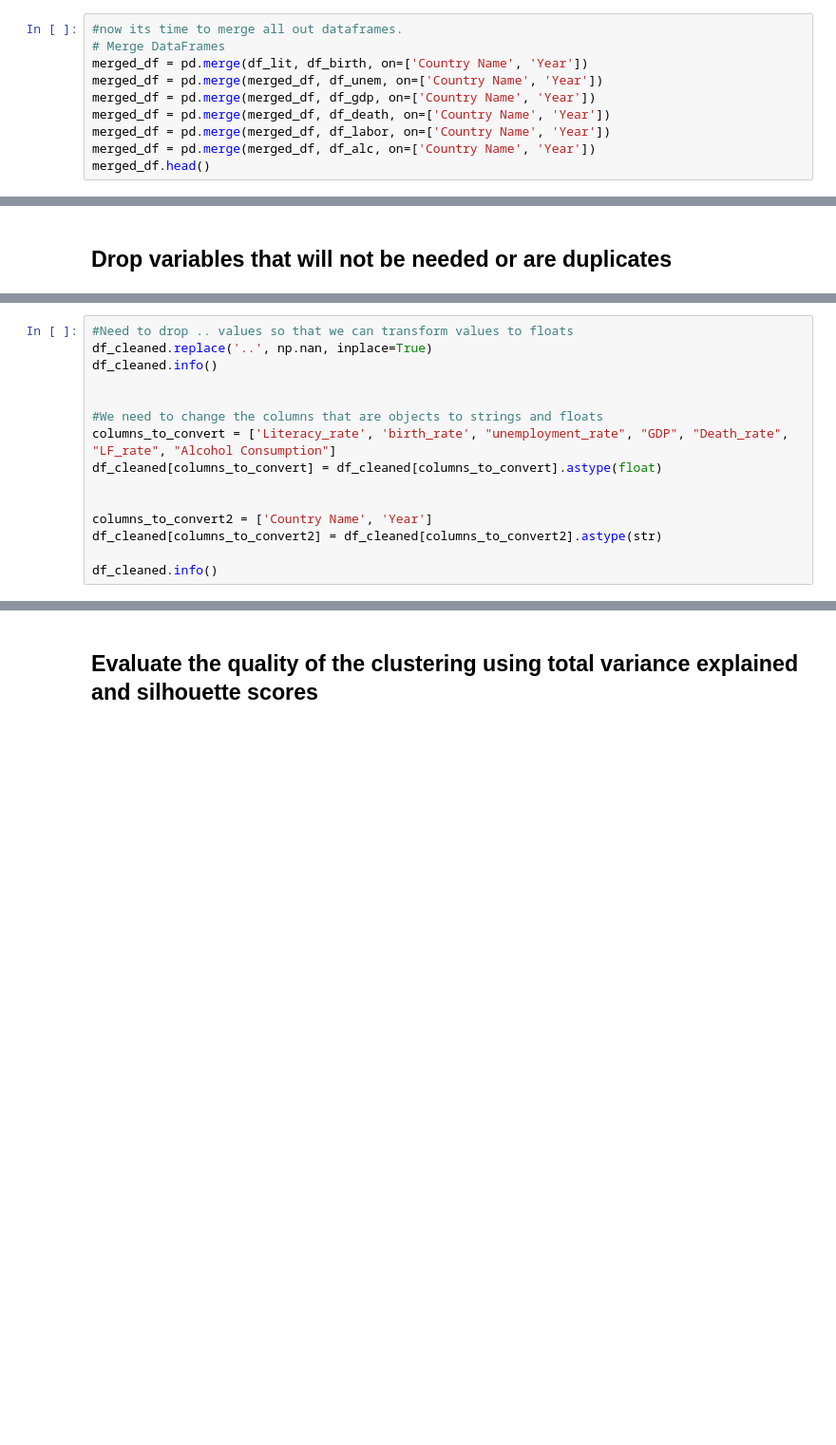
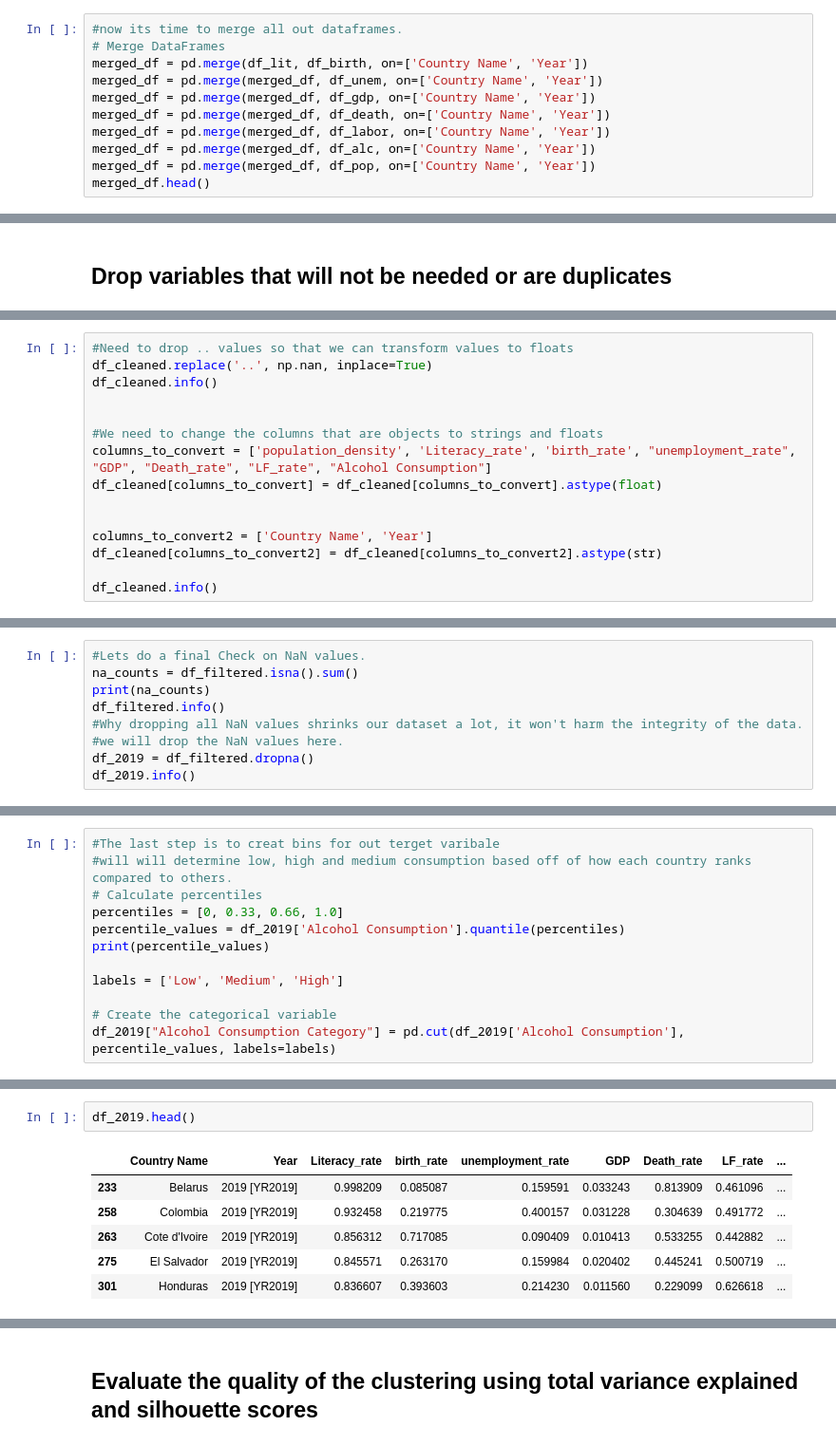
Before and after one commit to ALEXTORTI/DS3001-PROJECT, a Jupyter notebook: project_file.ipynb, the cells around one changed output, grey strips where cells are left out. Shown at 95% size. Saved outputs shown, nothing was run; the diff lists cells and outputs as text; blank space fills up the shorter version.

```diff
--- a/project_file.ipynb
+++ b/project_file.ipynb
@@ -119,6 +133,7 @@ merged_df = pd.merge(merged_df, df_gdp, on=['Country Name', 'Year'])
 merged_df = pd.merge(merged_df, df_death, on=['Country Name', 'Year'])
 merged_df = pd.merge(merged_df, df_labor, on=['Country Name', 'Year'])
 merged_df = pd.merge(merged_df, df_alc, on=['Country Name', 'Year'])
+merged_df = pd.merge(merged_df, df_pop, on=['Country Name', 'Year'])
 merged_df.head()
 # %% [output]
 |  | Country Name | Year | Literacy_rate | birth_rate | unemployment_rate | GDP | Death_rate | LF_rate | ... |
@@ -184,7 +201,7 @@ df_cleaned.info()
 
 
 #We need to change the columns that are objects to strings and floats
-columns_to_convert = ['Literacy_rate', 'birth_rate', "unemployment_rate", "GDP", "Death_rate", "LF_rate", "Alcohol Consumption"]
+columns_to_convert = ['population_density', 'Literacy_rate', 'birth_rate', "unemployment_rate", "GDP", "Death_rate", "LF_rate", "Alcohol Consumption"]
 df_cleaned[columns_to_convert] = df_cleaned[columns_to_convert].astype(float)
 
 
@@ -260,0 +275,9 @@ df_cleaned = df_cleaned['Year', 'Literacy-rate', 'birth_rate, unemployment']
+# %%
+#Lets do a final Check on NaN values.
+na_counts = df_filtered.isna().sum()
+print(na_counts)
+df_filtered.info()
+#Why dropping all NaN values shrinks our dataset a lot, it won't harm the integrity of the data.
+#we will drop the NaN values here.
+df_2019 = df_filtered.dropna()
+df_2019.info()
@@ -260,0 +302,12 @@ df_cleaned = df_cleaned['Year', 'Literacy-rate', 'birth_rate, unemployment']
+# %%
+#The last step is to creat bins for out terget varibale
+#will will determine low, high and medium consumption based off of how each country ranks compared to others.
+# Calculate percentiles
+percentiles = [0, 0.33, 0.66, 1.0]
+percentile_values = df_2019['Alcohol Consumption'].quantile(percentiles)
+print(percentile_values)
+
+labels = ['Low', 'Medium', 'High']
+
+# Create the categorical variable
+df_2019["Alcohol Consumption Category"] = pd.cut(df_2019['Alcohol Consumption'], percentile_values, labels=labels)
@@ -267,0 +346,9 @@ df_cleaned = df_cleaned['Year', 'Literacy-rate', 'birth_rate, unemployment']
+# %%
+df_2019.head()
+# %% [output]
+|  | Country Name | Year | Literacy_rate | birth_rate | unemployment_rate | GDP | Death_rate | LF_rate | ... |
+| 233 | Belarus | 2019 [YR2019] | 0.998209 | 0.085087 | 0.159591 | 0.033243 | 0.813909 | 0.461096 | ... |
+| 258 | Colombia | 2019 [YR2019] | 0.932458 | 0.219775 | 0.400157 | 0.031228 | 0.304639 | 0.491772 | ... |
+| 263 | Cote d'Ivoire | 2019 [YR2019] | 0.856312 | 0.717085 | 0.090409 | 0.010413 | 0.533255 | 0.442882 | ... |
+| 275 | El Salvador | 2019 [YR2019] | 0.845571 | 0.263170 | 0.159984 | 0.020402 | 0.445241 | 0.500719 | ... |
+| 301 | Honduras | 2019 [YR2019] | 0.836607 | 0.393603 | 0.214230 | 0.011560 | 0.229099 | 0.626618 | ... |
```
Also changed, not shown: parts of 18 cells of this notebook.
